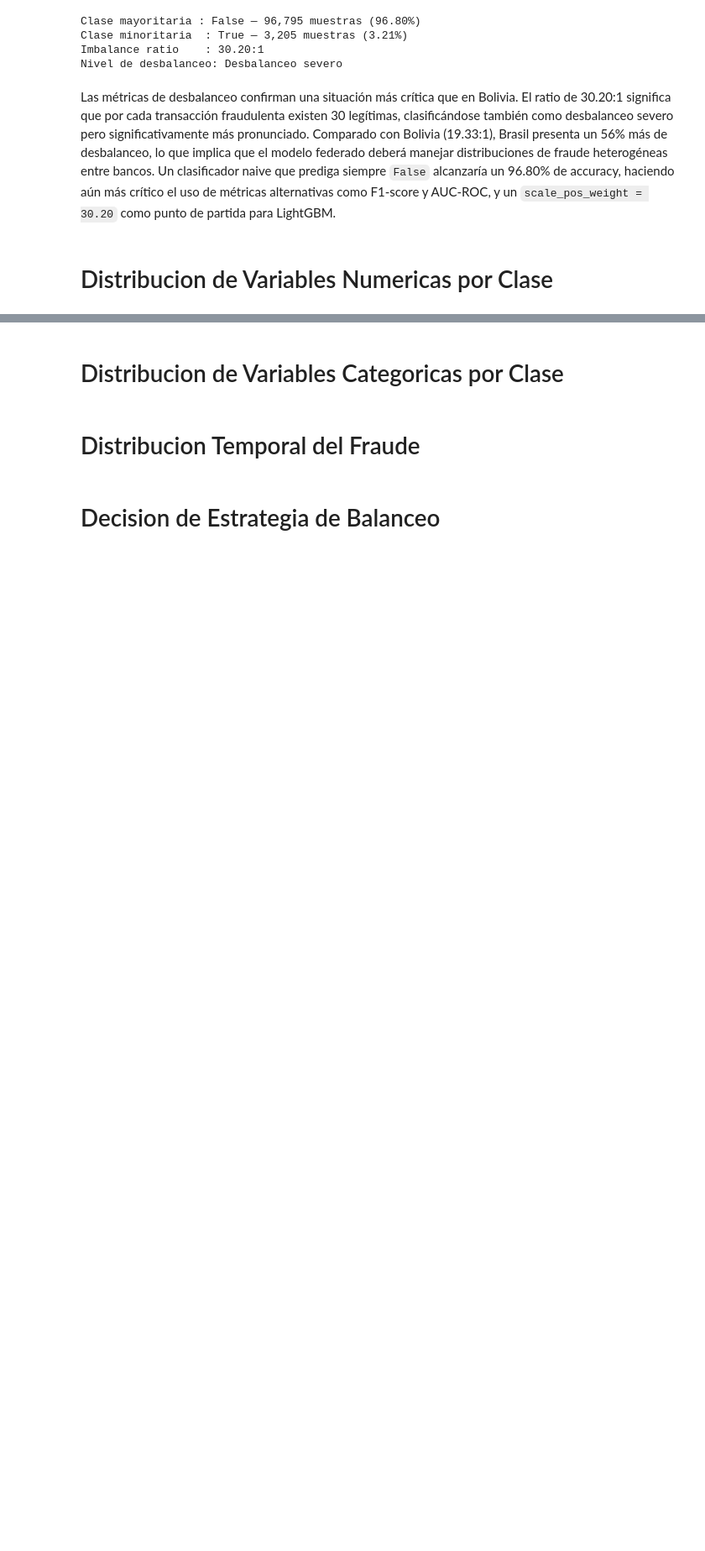
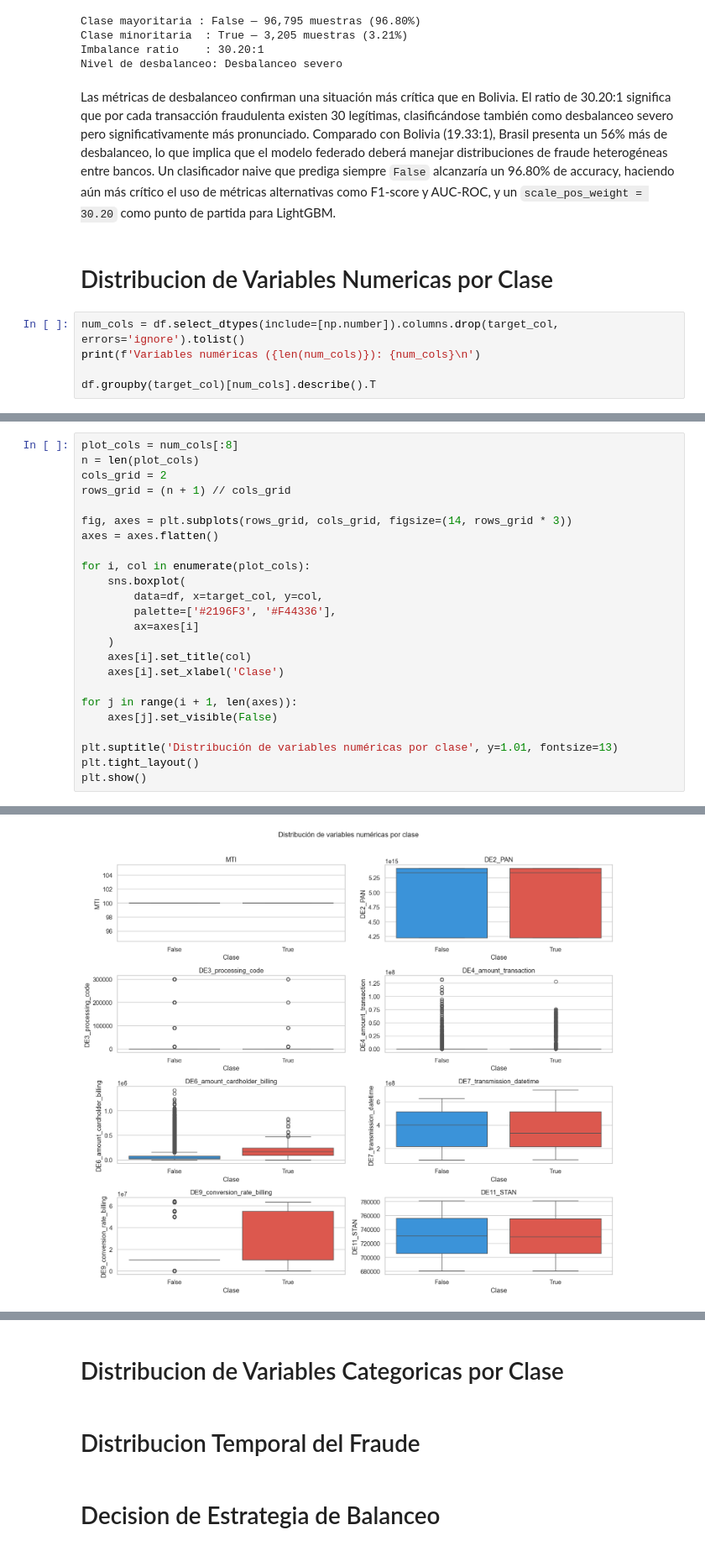
Before and after one commit to josuemj/federated-banking-fraud, a Jupyter notebook: analisis_exploratorio/brasil.ipynb, the cells around one changed output, grey strips where cells are left out. Shown at 84% size. Saved outputs shown, nothing was run; the diff lists cells and outputs as text; blank space fills up the shorter version.

Commit message:
feat: numerics variables brasil

```diff
--- a/analisis_exploratorio/brasil.ipynb
+++ b/analisis_exploratorio/brasil.ipynb
@@ -141,3 +141,8 @@ de fraude heterogéneas entre bancos. Un clasificador naive que prediga siempre
 y un `scale_pos_weight = 30.20` como punto de partida para LightGBM.
 # %% [markdown]
 # Distribucion de Variables Numericas por Clase
+# %%
+num_cols = df.select_dtypes(include=[np.number]).columns.drop(target_col, errors='ignore').tolist()
+print(f'Variables numéricas ({len(num_cols)}): {num_cols}\n')
+
+df.groupby(target_col)[num_cols].describe().T
@@ -143,0 +194,25 @@ y un `scale_pos_weight = 30.20` como punto de partida para LightGBM.
+# %%
+plot_cols = num_cols[:8]
+n = len(plot_cols)
+cols_grid = 2
+rows_grid = (n + 1) // cols_grid
+
+fig, axes = plt.subplots(rows_grid, cols_grid, figsize=(14, rows_grid * 3))
+axes = axes.flatten()
+
+for i, col in enumerate(plot_cols):
+    sns.boxplot(
+        data=df, x=target_col, y=col,
+        palette=['#2196F3', '#F44336'],
+        ax=axes[i]
+    )
+    axes[i].set_title(col)
+    axes[i].set_xlabel('Clase')
+
+for j in range(i + 1, len(axes)):
+    axes[j].set_visible(False)
+
+plt.suptitle('Distribución de variables numéricas por clase', y=1.01, fontsize=13)
+plt.tight_layout()
+plt.show()
+# %% [output]
@@ -143,0 +236 @@ y un `scale_pos_weight = 30.20` como punto de partida para LightGBM.
+[figure, added]
```
Also changed, not shown: parts of 4 cells of this notebook.
